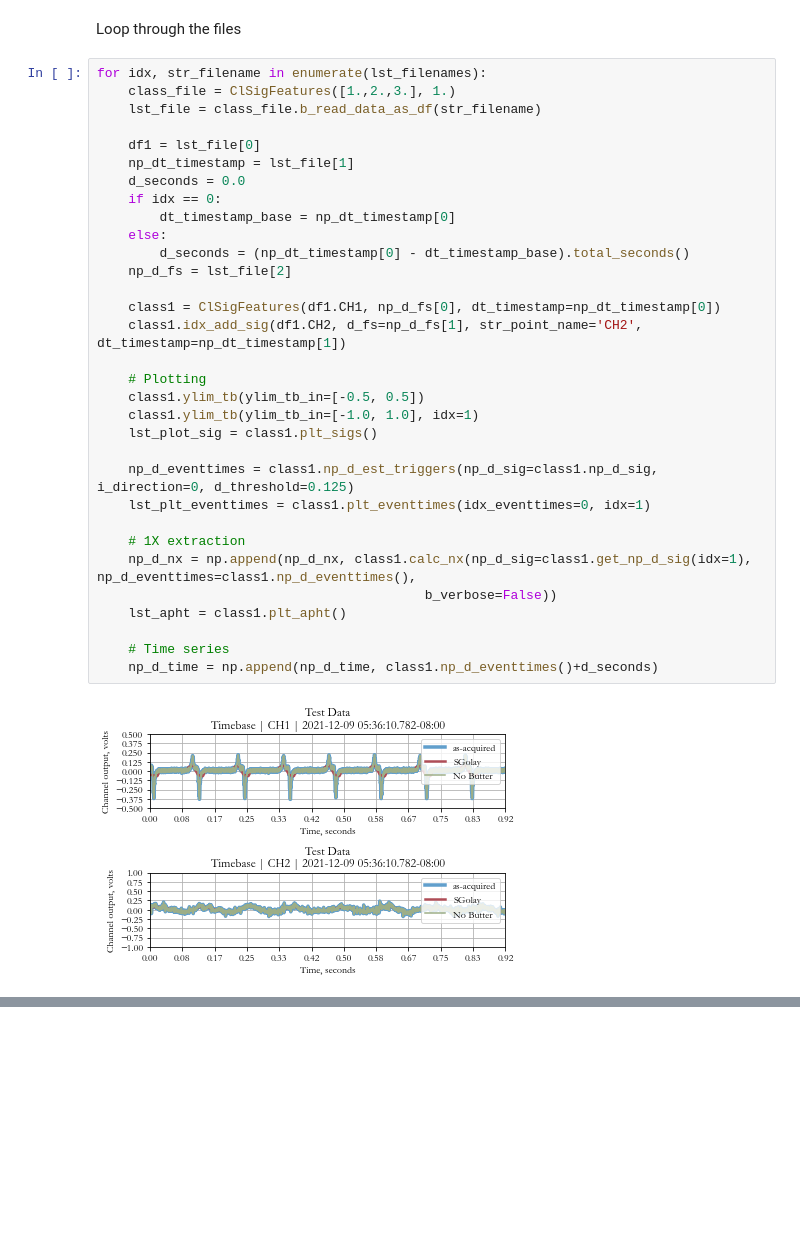
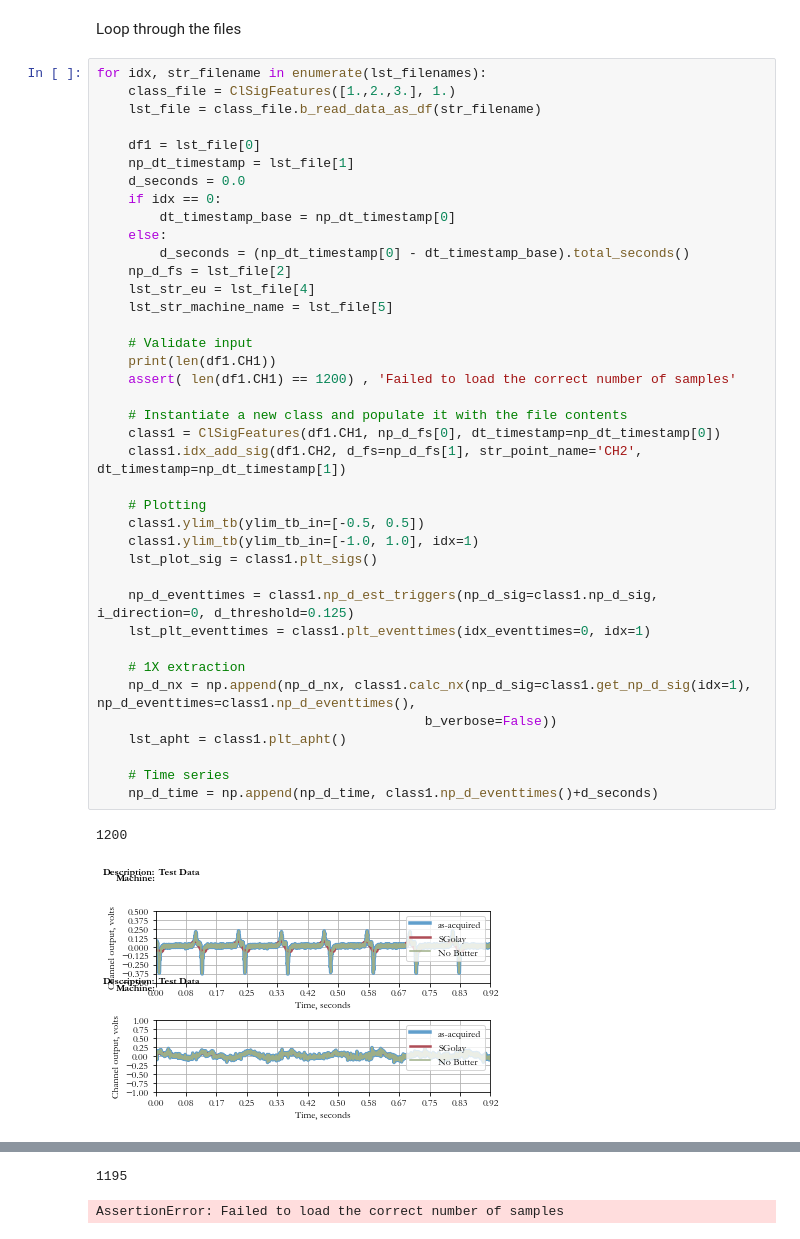
Before and after one commit to RobotSquirrelProd/AppliedVibrationAnalysis, a Jupyter notebook: PlotScopeData.ipynb, the cells around one changed output, grey strips where cells are left out. Cells and saved outputs as stored; diff of their text form; blank space fills up the shorter version.

Commit message:
Machine name implemented
Updated all methods to support this field; updated file format to store/retrieve this field.

```diff
--- a/PlotScopeData.ipynb
+++ b/PlotScopeData.ipynb
@@ -101,33 +103,41 @@ for idx, str_filename in enumerate(lst_filenames):
     lst_file = class_file.b_read_data_as_df(str_filename)
 
     df1 = lst_file[0]
     np_dt_timestamp = lst_file[1]
     d_seconds = 0.0
     if idx == 0:
         dt_timestamp_base = np_dt_timestamp[0]
     else:
         d_seconds = (np_dt_timestamp[0] - dt_timestamp_base).total_seconds()
     np_d_fs = lst_file[2]
+    lst_str_eu = lst_file[4]
+    lst_str_machine_name = lst_file[5]
 
+    # Validate input
+    print(len(df1.CH1))
+    assert( len(df1.CH1) == 1200) , 'Failed to load the correct number of samples'
+
+    # Instantiate a new class and populate it with the file contents
     class1 = ClSigFeatures(df1.CH1, np_d_fs[0], dt_timestamp=np_dt_timestamp[0])
     class1.idx_add_sig(df1.CH2, d_fs=np_d_fs[1], str_point_name='CH2', dt_timestamp=np_dt_timestamp[1])
 
     # Plotting
     class1.ylim_tb(ylim_tb_in=[-0.5, 0.5])
     class1.ylim_tb(ylim_tb_in=[-1.0, 1.0], idx=1)
     lst_plot_sig = class1.plt_sigs()
 
     np_d_eventtimes = class1.np_d_est_triggers(np_d_sig=class1.np_d_sig, i_direction=0, d_threshold=0.125)
     lst_plt_eventtimes = class1.plt_eventtimes(idx_eventtimes=0, idx=1)
 
     # 1X extraction
     np_d_nx = np.append(np_d_nx, class1.calc_nx(np_d_sig=class1.get_np_d_sig(idx=1), np_d_eventtimes=class1.np_d_eventtimes(),
                                           b_verbose=False))
     lst_apht = class1.plt_apht()
 
     # Time series
     np_d_time = np.append(np_d_time, class1.np_d_eventtimes()+d_seconds)
 # %% [output]
+1200
-[figure, old version]
+[figure, new version]
 [figure]
 [figure]
@@ -140,2 +144,4 @@ for idx, str_filename in enumerate(lst_filenames):
+1195
+AssertionError: Failed to load the correct number of samples
 # %%
 plt.plot(np_d_time,np.abs(np_d_nx))
```
Also changed, not shown: parts of 5 cells of this notebook, 10 other files.
